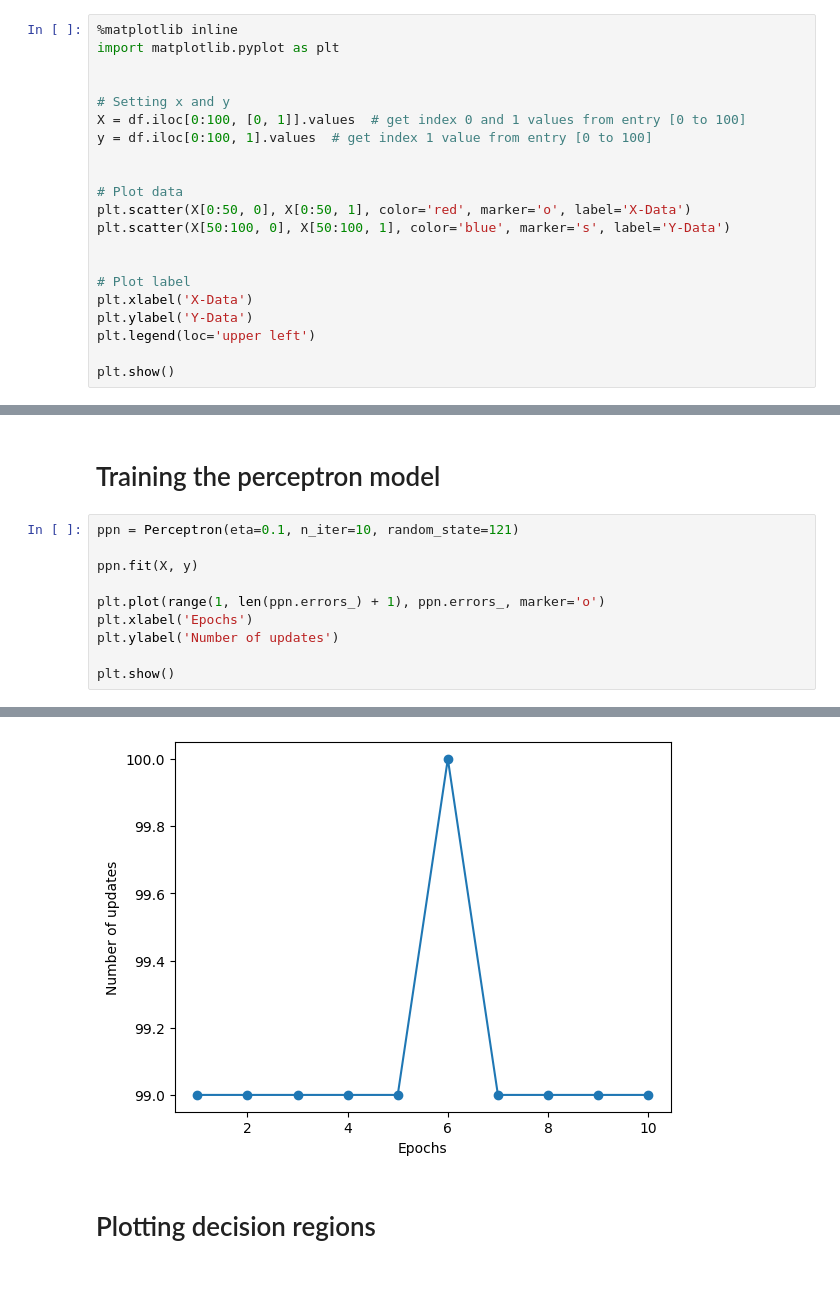
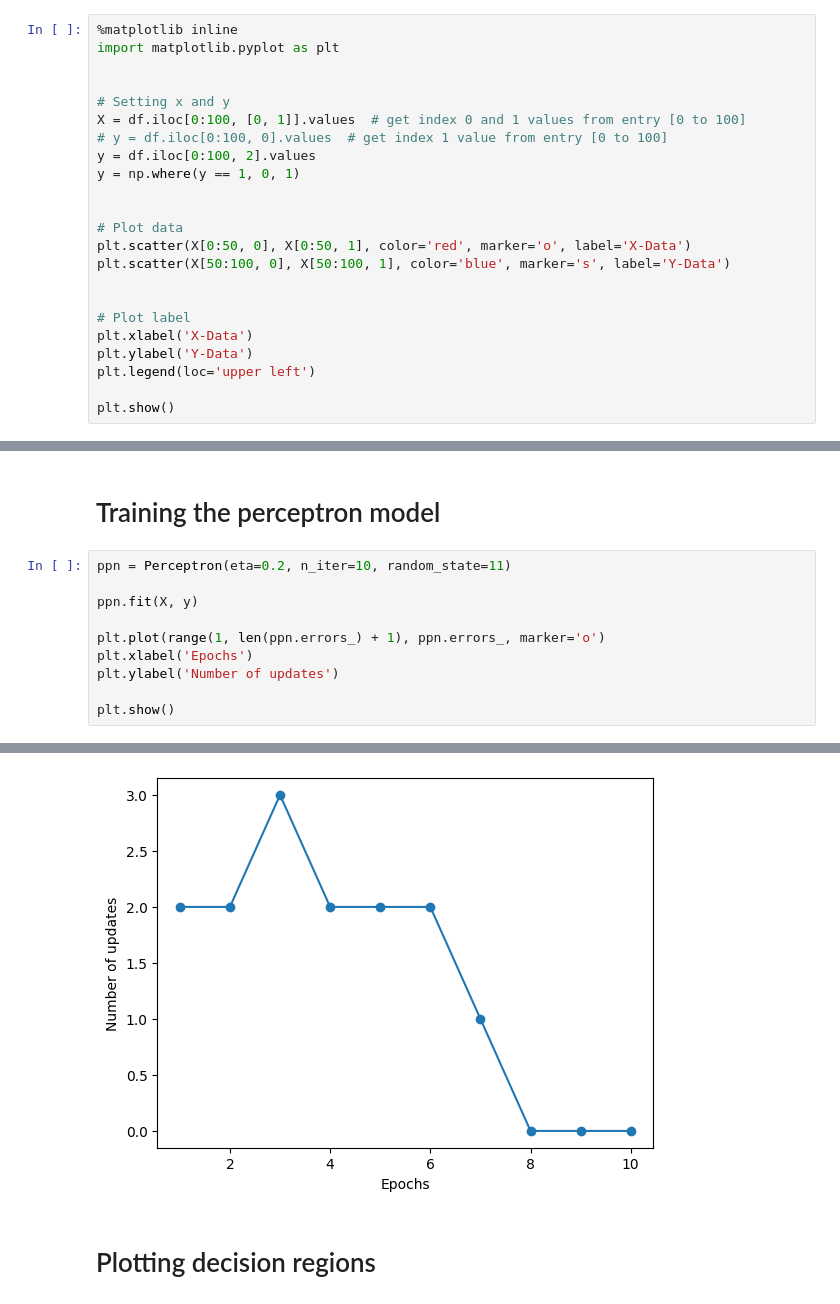
Before and after one commit to 2533Aryan/Machine_Learning, a Jupyter notebook: Assignments/Assignment_02/Perceptron_Assignment_Aryan_Raval.ipynb, the cells around one changed output, grey strips where cells are left out. Saved outputs shown, nothing was run; the diff lists cells and outputs as text.

```diff
--- a/Assignments/Assignment_02/Perceptron_Assignment_Aryan_Raval.ipynb
+++ b/Assignments/Assignment_02/Perceptron_Assignment_Aryan_Raval.ipynb
@@ -112,7 +112,9 @@ import matplotlib.pyplot as plt
 
 # Setting x and y
 X = df.iloc[0:100, [0, 1]].values  # get index 0 and 1 values from entry [0 to 100]
-y = df.iloc[0:100, 1].values  # get index 1 value from entry [0 to 100]
+# y = df.iloc[0:100, 0].values  # get index 1 value from entry [0 to 100]
+y = df.iloc[0:100, 2].values
+y = np.where(y == 1, 0, 1)
 
 
 # Plot data
@@ -131,7 +137,7 @@ plt.show()
 # %% [markdown]
 # Training the perceptron model
 # %%
-ppn = Perceptron(eta=0.1, n_iter=10, random_state=121)
+ppn = Perceptron(eta=0.2, n_iter=10, random_state=11)
 
 ppn.fit(X, y)
 
@@ -161,4 +167,4 @@ Errors:  99
-[figure, old version]
+[figure, new version]
 # %% [markdown]
 # Plotting decision regions
 # %%
```
Also changed, not shown: parts of 3 cells of this notebook.
